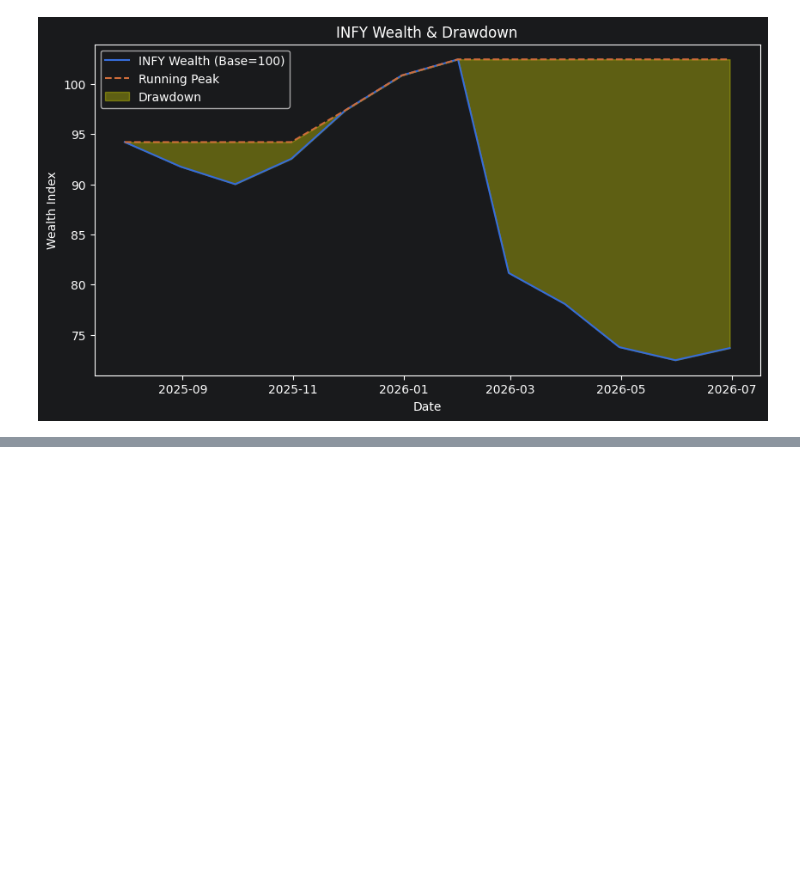
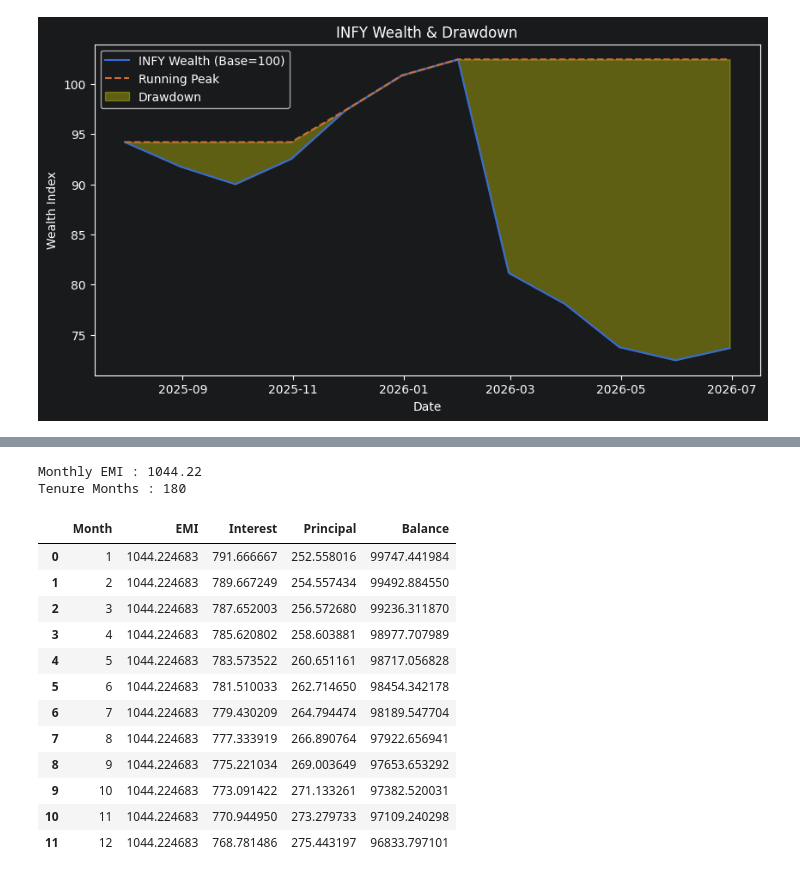
Before and after one commit to Bhuvaneshcmv/PythonInFinance101, a Jupyter notebook: notebook.ipynb, the cells around one changed output, grey strips where cells are left out. Saved outputs shown, nothing was run; the diff lists cells and outputs as text; code cells hidden in the pictures; blank space fills up the shorter version.

```diff
--- a/notebook.ipynb
+++ b/notebook.ipynb
@@ -2080,0 +2126,44 @@ plt.show()
+# %%
+# Using Numpy_financials
+
+p = 100000
+annual_rate = 9.5
+tenure_years = 15
+
+n = tenure_years * 12
+r = annual_rate / 12 / 100
+
+emi = -npf.pmt(r,n,p)
+
+print(f'Monthly EMI : {round(emi,2)}')
+print(f'Tenure Months : {n}')
+# %% [output]
+Monthly EMI : 1044.22
+Tenure Months : 180
+# %%
+schedule = []
+balance = p
+
+for m in range(1, n+1):
+    interest = balance*r
+    principal_comp = emi - interest
+    balance = max(0.0, balance - principal_comp)
+    schedule.append([m, emi, interest, principal_comp ,balance])
+
+df = pd.DataFrame(schedule,
+                  columns = ['Month', 'EMI', 'Interest', 'Principal', 'Balance'])
+df.head(12)
+# %% [output]
+|  | Month | EMI | Interest | Principal | Balance |
+| 0 | 1 | 1044.224683 | 791.666667 | 252.558016 | 99747.441984 |
+| 1 | 2 | 1044.224683 | 789.667249 | 254.557434 | 99492.884550 |
+| 2 | 3 | 1044.224683 | 787.652003 | 256.572680 | 99236.311870 |
+| 3 | 4 | 1044.224683 | 785.620802 | 258.603881 | 98977.707989 |
+| 4 | 5 | 1044.224683 | 783.573522 | 260.651161 | 98717.056828 |
+| 5 | 6 | 1044.224683 | 781.510033 | 262.714650 | 98454.342178 |
+| 6 | 7 | 1044.224683 | 779.430209 | 264.794474 | 98189.547704 |
+| 7 | 8 | 1044.224683 | 777.333919 | 266.890764 | 97922.656941 |
+| 8 | 9 | 1044.224683 | 775.221034 | 269.003649 | 97653.653292 |
+| 9 | 10 | 1044.224683 | 773.091422 | 271.133261 | 97382.520031 |
+| 10 | 11 | 1044.224683 | 770.944950 | 273.279733 | 97109.240298 |
+| 11 | 12 | 1044.224683 | 768.781486 | 275.443197 | 96833.797101 |
```
Also changed, not shown: parts of 9 cells of this notebook, 1 other file.
